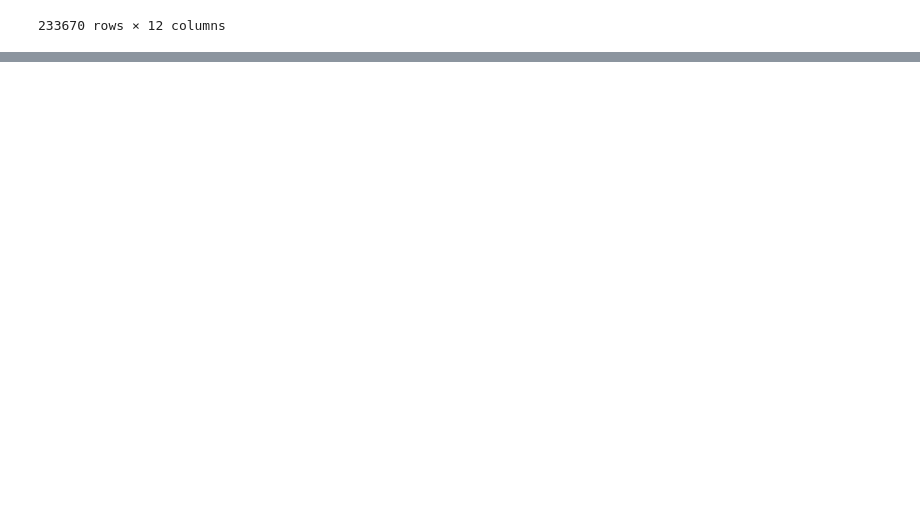
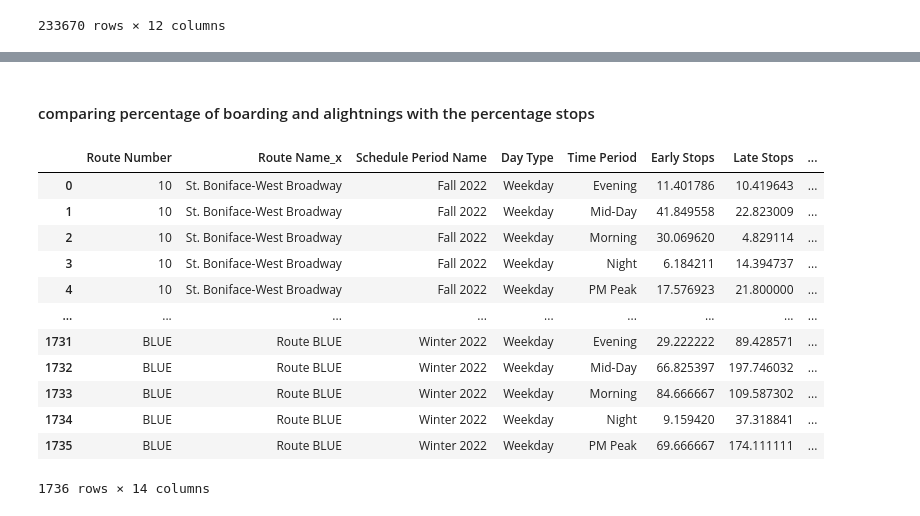
Before and after one commit to pchaudhary12/Winnipeg-Transit-System, a Jupyter notebook: python_code/EDA.ipynb, the cells around one changed output, grey strips where cells are left out. Cells and saved outputs as stored; diff of their text form; code cells hidden in the pictures; blank space fills up the shorter version.

```diff
--- a/python_code/EDA.ipynb
+++ b/python_code/EDA.ipynb
@@ -242,0 +594,4 @@ KeyboardInterrupt
+# %%
+#group by
+agg_daily_passenger_df = daily_passenger_df.groupby(['Route Number', 'Route Name', 'Schedule Period Name', 'Day Type', 'Time Period'], as_index=False)[['Average Boardings', 'Average Alightings']].mean()
+agg_daily_passenger_df
@@ -242,0 +612,20 @@ KeyboardInterrupt
+# %% [markdown]
+#### comparing percentage of boarding and alightnings with the percentage stops
+# %%
+merged_df = agg_on_time_df.merge(agg_daily_passenger_df, on=['Route Number', 'Schedule Period Name', 'Day Type', 'Time Period'], how='inner')
+# %%
+merged_df
+# %% [output]
+|  | Route Number | Route Name_x | Schedule Period Name | Day Type | Time Period | Early Stops | Late Stops | ... |
+| 0 | 10 | St. Boniface-West Broadway | Fall 2022 | Weekday | Evening | 11.401786 | 10.419643 | ... |
+| 1 | 10 | St. Boniface-West Broadway | Fall 2022 | Weekday | Mid-Day | 41.849558 | 22.823009 | ... |
+| 2 | 10 | St. Boniface-West Broadway | Fall 2022 | Weekday | Morning | 30.069620 | 4.829114 | ... |
+| 3 | 10 | St. Boniface-West Broadway | Fall 2022 | Weekday | Night | 6.184211 | 14.394737 | ... |
+| 4 | 10 | St. Boniface-West Broadway | Fall 2022 | Weekday | PM Peak | 17.576923 | 21.800000 | ... |
+| ... | ... | ... | ... | ... | ... | ... | ... | ... |
+| 1731 | BLUE | Route BLUE | Winter 2022 | Weekday | Evening | 29.222222 | 89.428571 | ... |
+| 1732 | BLUE | Route BLUE | Winter 2022 | Weekday | Mid-Day | 66.825397 | 197.746032 | ... |
+| 1733 | BLUE | Route BLUE | Winter 2022 | Weekday | Morning | 84.666667 | 109.587302 | ... |
+| 1734 | BLUE | Route BLUE | Winter 2022 | Weekday | Night | 9.159420 | 37.318841 | ... |
+| 1735 | BLUE | Route BLUE | Winter 2022 | Weekday | PM Peak | 69.666667 | 174.111111 | ... |
+1736 rows × 14 columns
```
Also changed, not shown: parts of 59 cells of this notebook, 1 other file.
